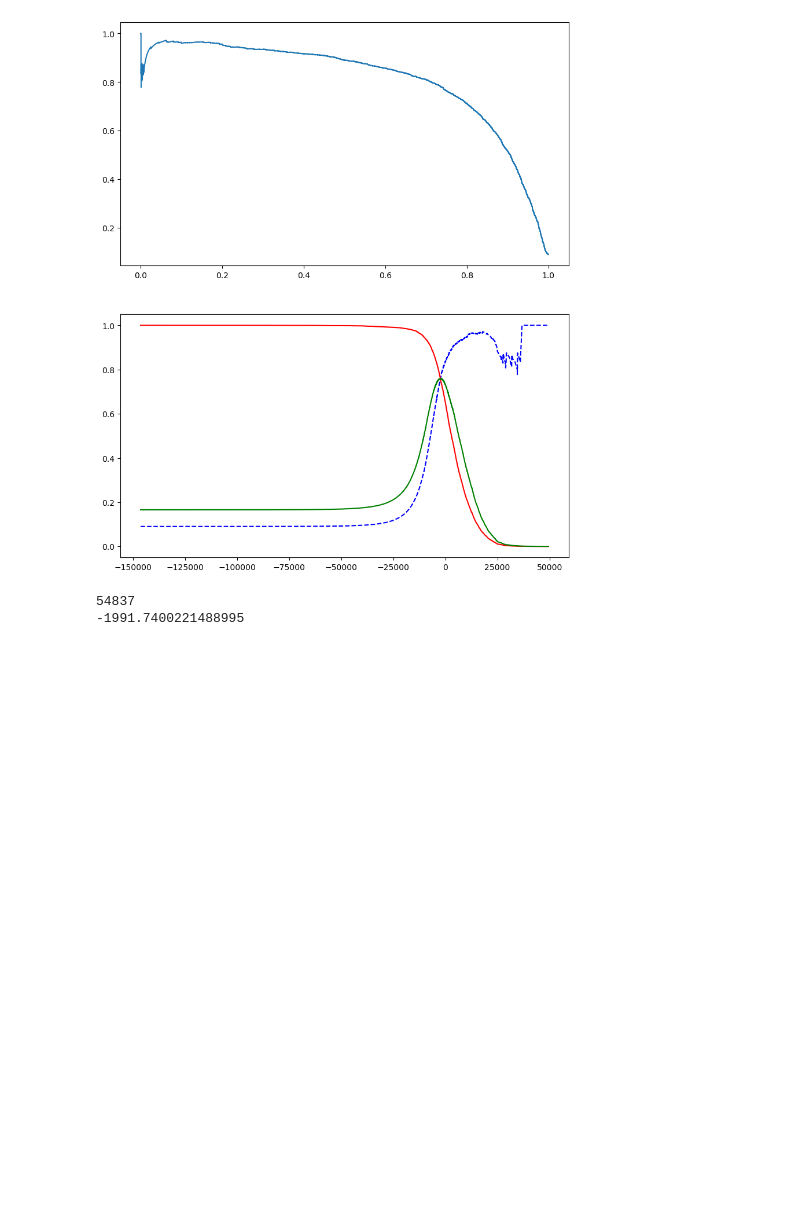
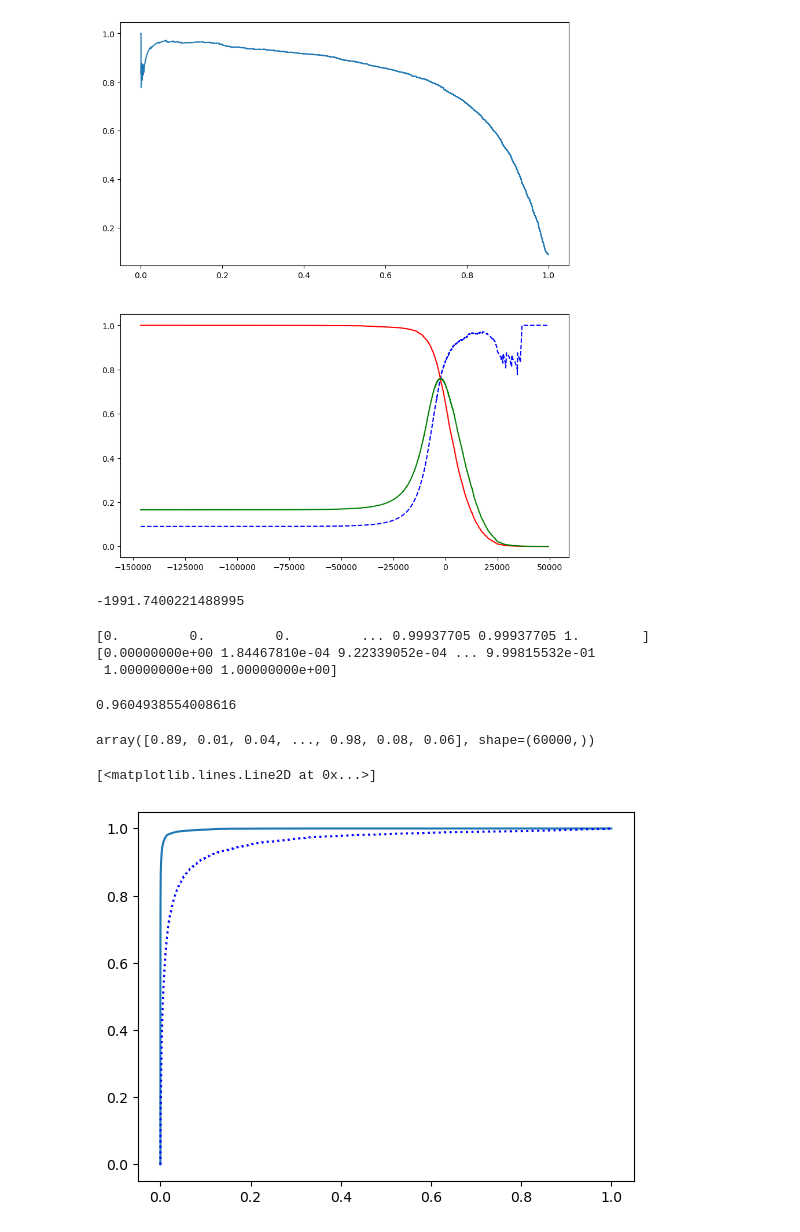
Before and after one commit to OlenaLievina/mnist-classifier, a Jupyter notebook: mnist_model_training.ipynb, the cells around one changed output. Cells and saved outputs as stored; diff of their text form; code cells hidden in the pictures; blank space fills up the shorter version.

Commit message:
Add: add a ROC curve and random forest clf

```diff
--- a/mnist_model_training.ipynb
+++ b/mnist_model_training.ipynb
@@ -92,8 +90,35 @@ axes[1].plot(thresholds, f1[:-1], 'g')
 # %%
 best_f1_idx = np.argmax(f1)
 best_threshold = thresholds[best_f1_idx]
-print(best_f1_idx)
 print(best_threshold)
 # %% [output]
-54837
 -1991.7400221488995
+# %%
+from sklearn.metrics import roc_curve
+fpr, tpr, thresholds  = roc_curve(y_train_5, y_scores)
+print(fpr)
+print(tpr)
+# %% [output]
+[0.         0.         0.         ... 0.99937705 0.99937705 1.        ]
+[0.00000000e+00 1.84467810e-04 9.22339052e-04 ... 9.99815532e-01
+ 1.00000000e+00 1.00000000e+00]
+# %%
+from sklearn.metrics import roc_auc_score
+roc_auc_score(y_train_5, y_scores)
+# %% [output]
+0.9604938554008616
+# %%
+from sklearn.ensemble import RandomForestClassifier
+forest_clf = RandomForestClassifier(random_state=42)
+y_proba_forest = cross_val_predict(forest_clf, X_train, y_train_5, cv=3, method='predict_proba')
+# %%
+y_scores_forest = y_proba_forest[:, 1]
+# %% [output]
+array([0.89, 0.01, 0.04, ..., 0.98, 0.08, 0.06], shape=(60000,))
+# %%
+fpr_forest, tpr_forest, thresholds_forest = roc_curve(y_train_5, y_scores_forest)
+plt.plot(fpr_forest, tpr_forest)
+plt.plot(fpr, tpr, 'b:')
+# %% [output]
+[<matplotlib.lines.Line2D at 0x...>]
+[figure, added]
```
Also changed, not shown: parts of 4 cells of this notebook, 1 other file.
